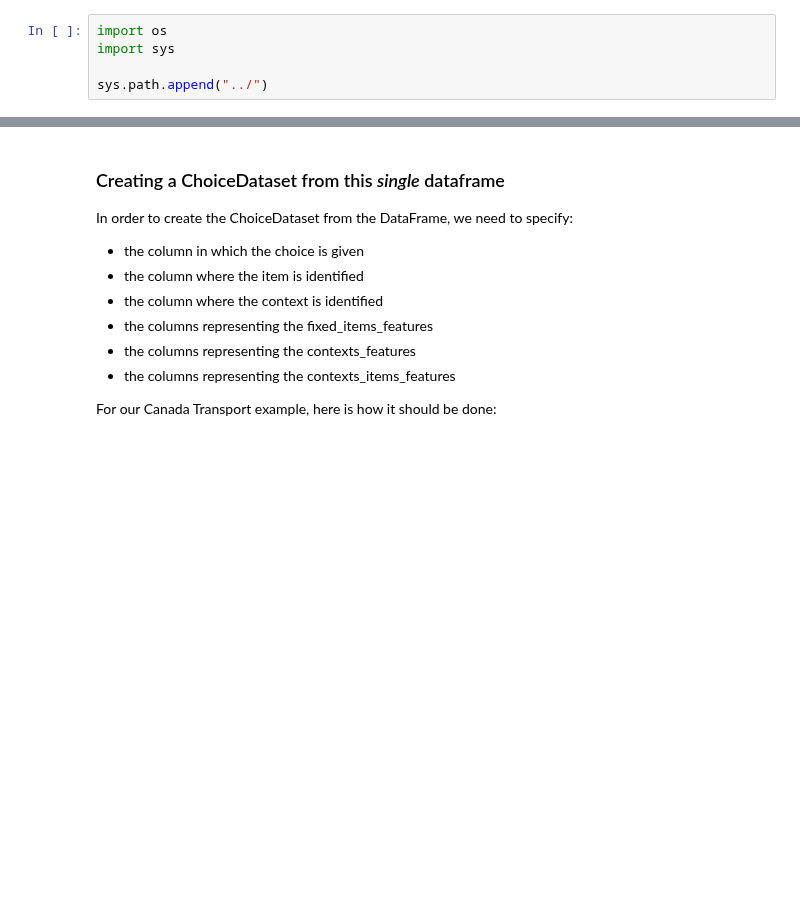
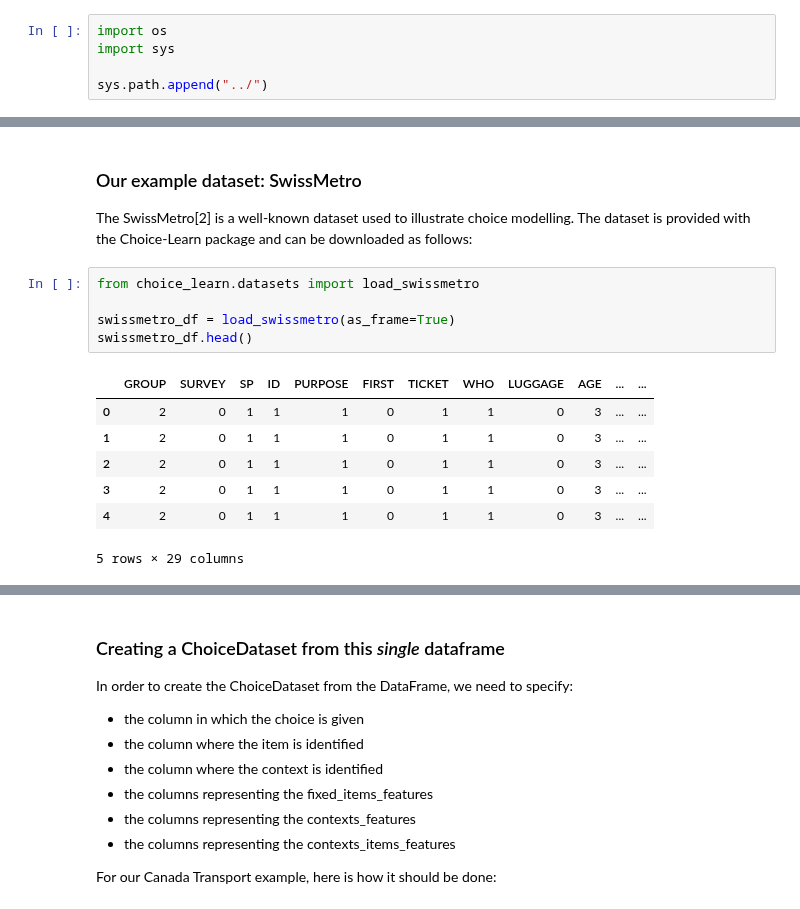
Before and after one commit to artefactory/choice-learn, a Jupyter notebook: notebooks/choice_learn_introduction_data.ipynb, the cells around one changed output, grey strips where cells are left out. Saved outputs shown, nothing was run; the diff lists cells and outputs as text; blank space fills up the shorter version.

```diff
--- a/notebooks/choice_learn_introduction_data.ipynb
+++ b/notebooks/choice_learn_introduction_data.ipynb
@@ -110,0 +31,17 @@ Our feature, is_public is 0 for the car and 1 for all other alternatives, seems
+# %% [markdown]
+### Our example dataset: SwissMetro
+
+The SwissMetro[2] is a well-known dataset used to illustrate choice modelling. The dataset is provided with the Choice-Learn package and can be downloaded as follows:
+# %%
+from choice_learn.datasets import load_swissmetro
+
+swissmetro_df = load_swissmetro(as_frame=True)
+swissmetro_df.head()
+# %% [output]
+|  | GROUP | SURVEY | SP | ID | PURPOSE | FIRST | TICKET | WHO | LUGGAGE | AGE | ... | ... |
+| 0 | 2 | 0 | 1 | 1 | 1 | 0 | 1 | 1 | 0 | 3 | ... | ... |
+| 1 | 2 | 0 | 1 | 1 | 1 | 0 | 1 | 1 | 0 | 3 | ... | ... |
+| 2 | 2 | 0 | 1 | 1 | 1 | 0 | 1 | 1 | 0 | 3 | ... | ... |
+| 3 | 2 | 0 | 1 | 1 | 1 | 0 | 1 | 1 | 0 | 3 | ... | ... |
+| 4 | 2 | 0 | 1 | 1 | 1 | 0 | 1 | 1 | 0 | 3 | ... | ... |
+5 rows × 29 columns
```
Also changed, not shown: parts of 16 cells of this notebook, 1 other file.
